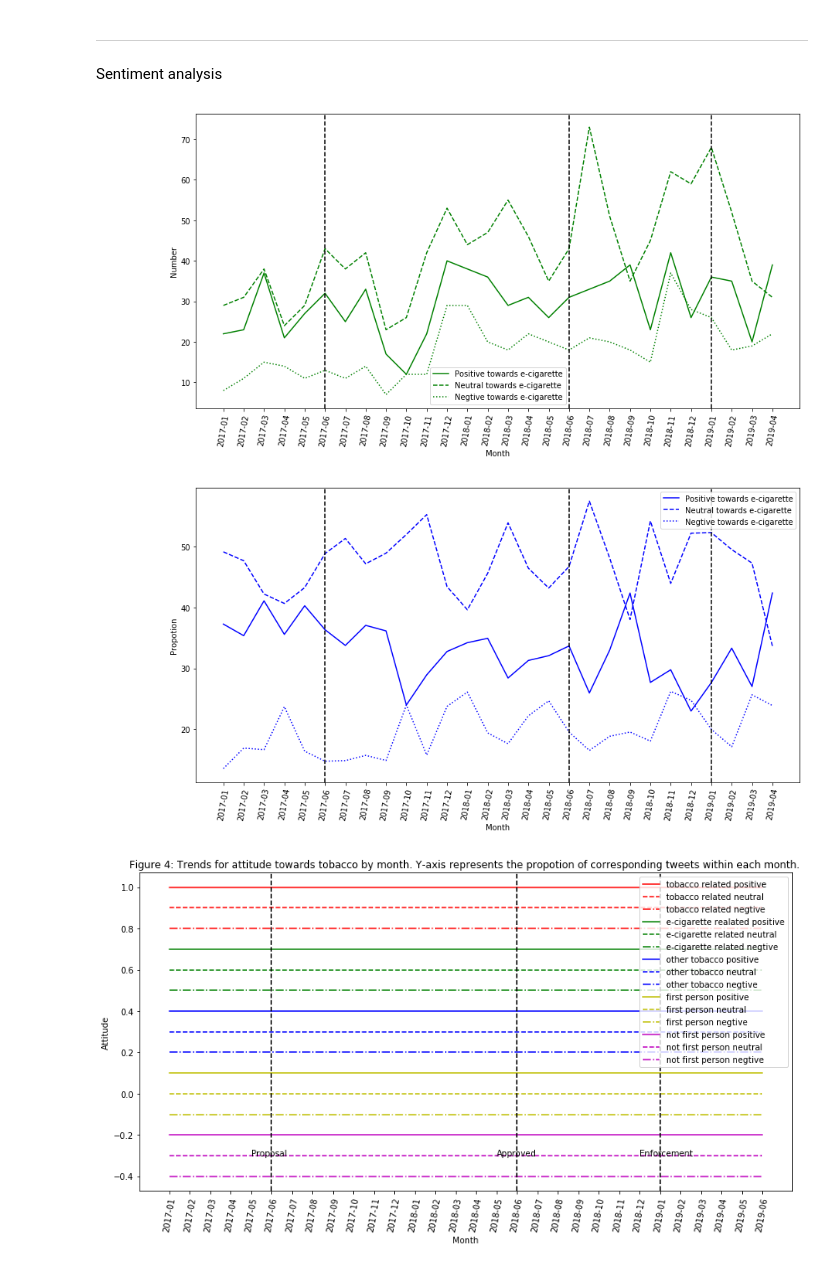
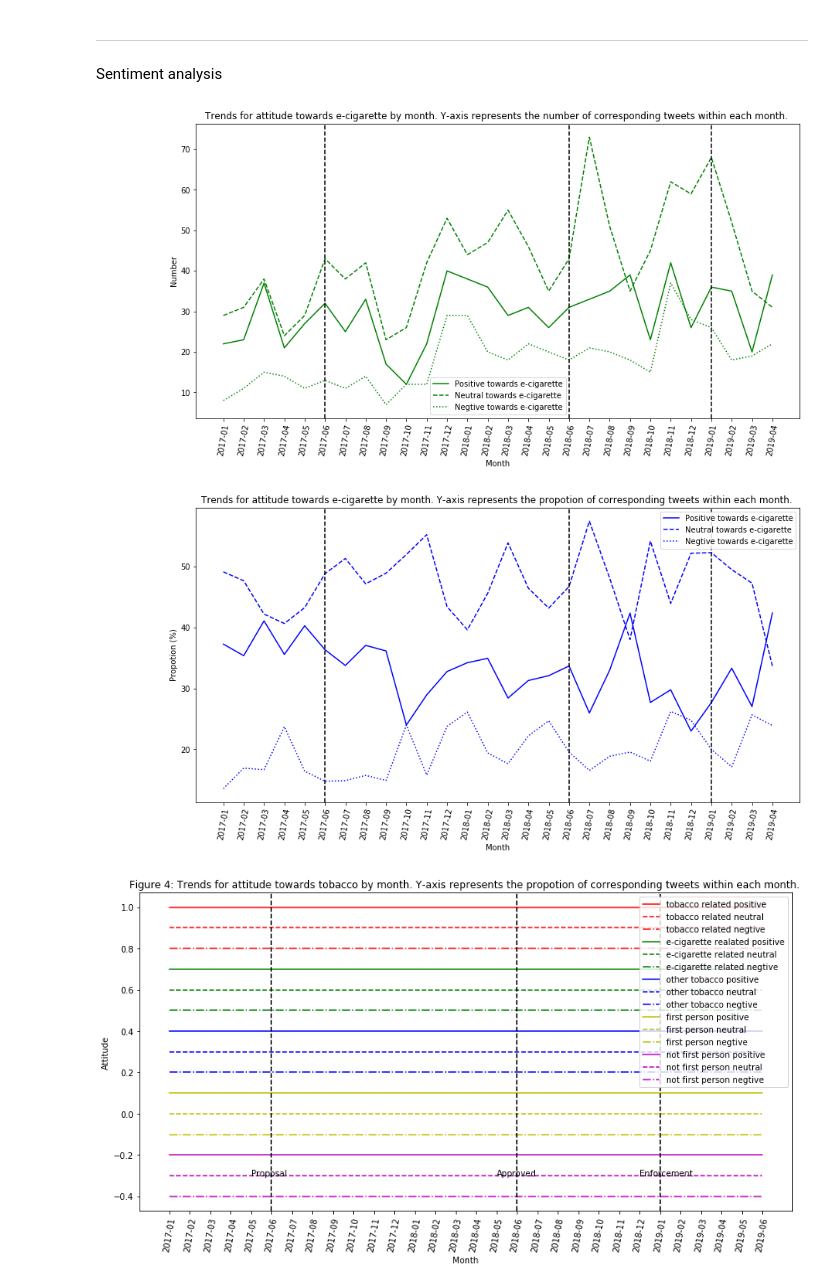
Before and after one commit to meettyj/Tobacco-on-Twitter, a Jupyter notebook: Analysis/figure_with_data.ipynb, the cells around one changed output. Saved outputs shown, nothing was run; the diff lists cells and outputs as text; code cells hidden in the pictures.

Commit message:
update for figures

```diff
--- a/Analysis/figure_with_data.ipynb
+++ b/Analysis/figure_with_data.ipynb
@@ -614,11 +618,11 @@ plt.annotate(s = 'Enforcement ', xy=(23,-0.3))
 plt.xticks(rotation=80)
 plt.xlabel('Month')
 plt.ylabel('Number')
-# plt.title('Figure 4: Trends for attitude towards tobacco by month. Y-axis represents the propotion of corresponding tweets within each month. ')
+plt.title('Trends for attitude towards e-cigarette by month. Y-axis represents the number of corresponding tweets within each month. ')
 # plt.figure(figsize=(40,1))
 plt.show()
 # %% [output]
-[figure, old version]
+[figure, new version]
 # %%
 x1 = np.linspace(1, 12, 12)
 x2 = np.tile(x1, 2)
@@ -638,36 +642,36 @@ plt.figure(figsize=(14,7))
 # print(x)
 itemNum = len(x)
 # print(itemNum)
 
 
 # plt.subplot(2, 1, 1)
 
 
 plt.plot(x, propotion_positive_ecig, 'b-', label='Positive towards e-cigarette')
 plt.plot(x, propotion_neutral_ecig, 'b--', label='Neutral towards e-cigarette')
 plt.plot(x, propotion_negative_ecig, 'b:', label='Negtive towards e-cigarette')
 
 
 plt.legend()
 # plt.vlines(6, 0, 1, colors = "black", linestyles = "dashed")
 plt.axvline(5, hold=None,color='black',linestyle="--")
 plt.annotate(s = 'Proposal', xy=(4,-0.3))
 plt.axvline(17, hold=None,color='black',linestyle="--")
 plt.annotate(s = 'Approved', xy=(16,-0.3))
 plt.axvline(24, hold=None,color='black',linestyle="--")
 plt.annotate(s = 'Enforcement ', xy=(23,-0.3))
 
 
 
 
 plt.xticks(rotation=80)
 plt.xlabel('Month')
-plt.ylabel('Propotion')
-# plt.title('Figure 4: Trends for attitude towards tobacco by month. Y-axis represents the propotion of corresponding tweets within each month. ')
+plt.ylabel('Propotion (%)')
+plt.title('Trends for attitude towards e-cigarette by month. Y-axis represents the propotion of corresponding tweets within each month. ')
 # plt.figure(figsize=(40,1))
 plt.show()
 # %% [output]
-[figure, old version]
+[figure, new version]
 # %%
 # Fourth figure
 x1 = np.linspace(1, 12, 12)
```
Also changed, not shown: parts of 7 cells of this notebook.
